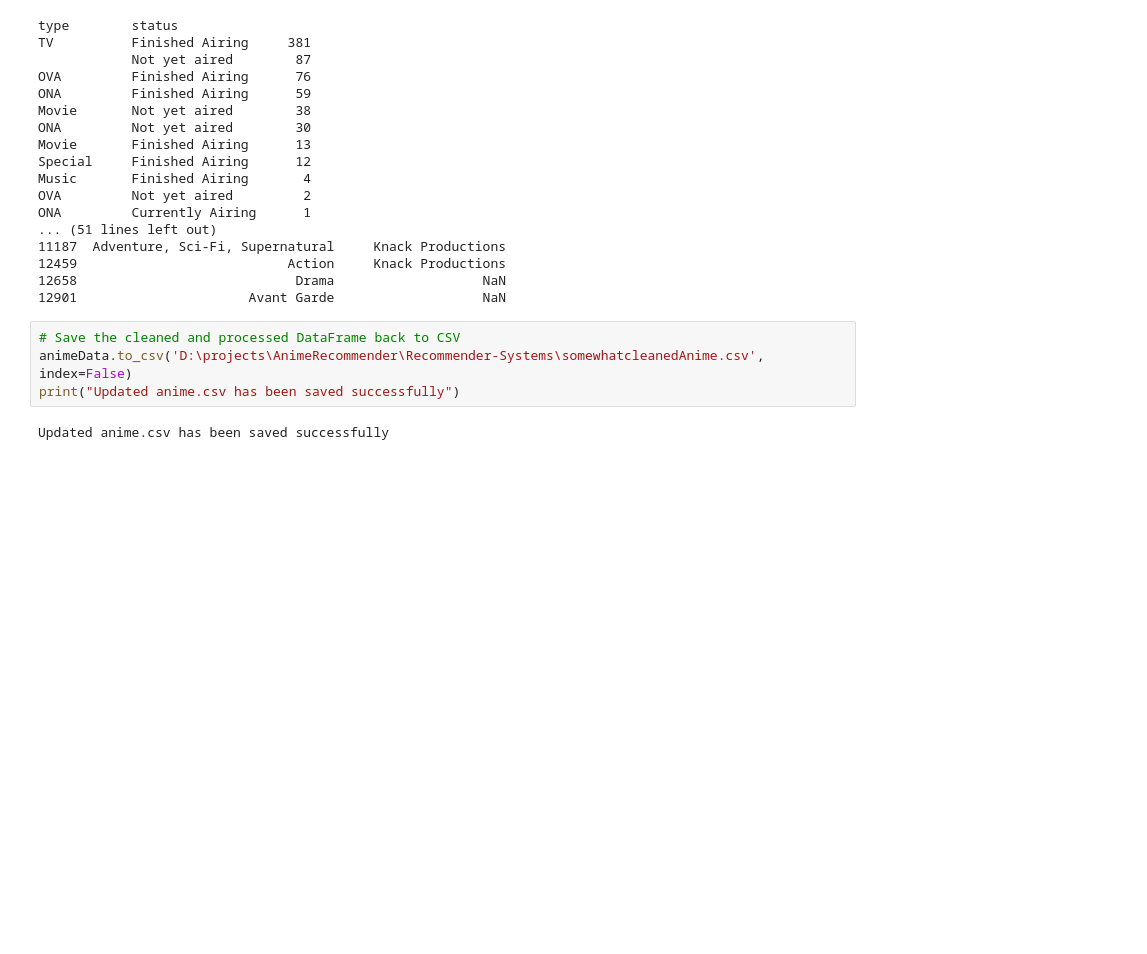
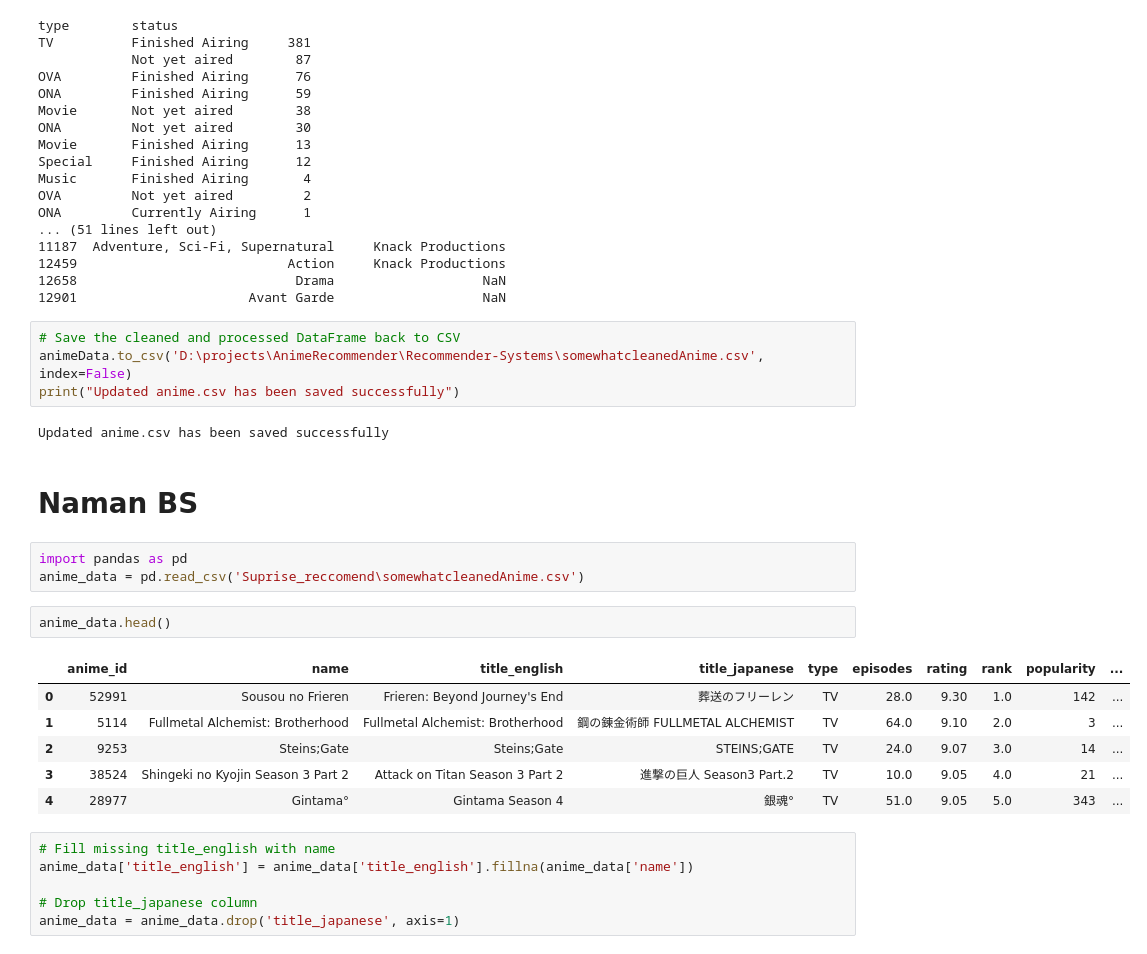
Before and after one commit to bsurya27/Recommender-Systems, a Jupyter notebook: test.ipynb, the cells around one changed output. Cells and saved outputs as stored; diff of their text form; blank space fills up the shorter version.

```diff
--- a/test.ipynb
+++ b/test.ipynb
@@ -892,3 +892,23 @@ animeData.to_csv('D:\projects\AnimeRecommender\Recommender-Systems\somewhatclean
 print("Updated anime.csv has been saved successfully")
 # %% [output]
 Updated anime.csv has been saved successfully
+# %% [markdown]
+# Naman BS
+# %%
+import pandas as pd
+anime_data = pd.read_csv('Suprise_reccomend\somewhatcleanedAnime.csv')
+# %%
+anime_data.head()
+# %% [output]
+|  | anime_id | name | title_english | title_japanese | type | episodes | rating | rank | popularity | ... |
+| 0 | 52991 | Sousou no Frieren | Frieren: Beyond Journey's End | 葬送のフリーレン | TV | 28.0 | 9.30 | 1.0 | 142 | ... |
+| 1 | 5114 | Fullmetal Alchemist: Brotherhood | Fullmetal Alchemist: Brotherhood | 鋼の錬金術師 FULLMETAL ALCHEMIST | TV | 64.0 | 9.10 | 2.0 | 3 | ... |
+| 2 | 9253 | Steins;Gate | Steins;Gate | STEINS;GATE | TV | 24.0 | 9.07 | 3.0 | 14 | ... |
+| 3 | 38524 | Shingeki no Kyojin Season 3 Part 2 | Attack on Titan Season 3 Part 2 | 進撃の巨人 Season3 Part.2 | TV | 10.0 | 9.05 | 4.0 | 21 | ... |
+| 4 | 28977 | Gintama° | Gintama Season 4 | 銀魂° | TV | 51.0 | 9.05 | 5.0 | 343 | ... |
+# %%
+# Fill missing title_english with name
+anime_data['title_english'] = anime_data['title_english'].fillna(anime_data['name'])
+
+# Drop title_japanese column
+anime_data = anime_data.drop('title_japanese', axis=1)
```
Also changed, not shown: parts of 10 cells of this notebook, 1 other file.
